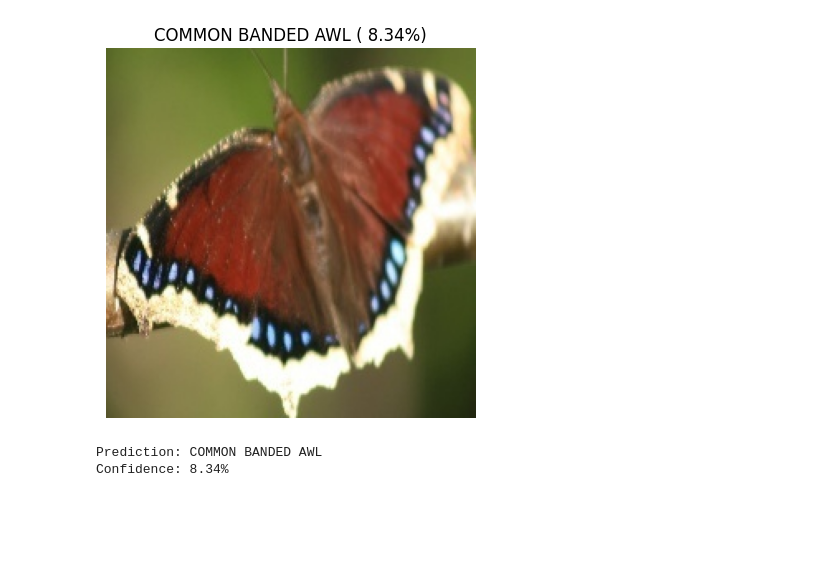
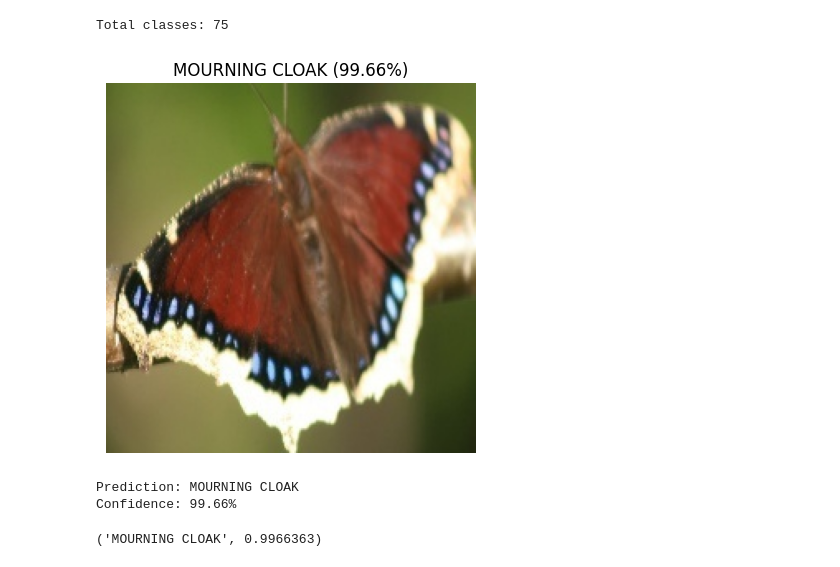
Before and after one commit to Md-Maruf-1727/butterfly-image-classification-cnn, a Jupyter notebook: notebooks/evaluation.ipynb, the cells around one changed output. Cells and saved outputs as stored; diff of their text form; code cells hidden in the pictures; blank space fills up the shorter version.

```diff
--- a/notebooks/evaluation.ipynb
+++ b/notebooks/evaluation.ipynb
@@ -12,6 +13,40 @@ warnings.filterwarnings("ignore")
 # %%
 model = load_model("../models/Effnet_model.keras")
 label_encoder = joblib.load("../models/label_encoder.joblib")
+
+print("Total classes:", len(label_encoder.classes_))
+# %% [output]
+Total classes: 75
+# %%
+def predict_butterfly(img_path):
+    img = image.load_img(img_path, target_size=(224, 224))
+
+    img_array = image.img_to_array(img)
+    img_array = np.expand_dims(img_array, axis=0)
+    img_array = preprocess_input(img_array)
+
+    prediction = model.predict(img_array, verbose=0)
+
+    predicted_class = np.argmax(prediction)
+    class_name = label_encoder.inverse_transform([predicted_class])[0]
+
+    confidence = np.max(prediction)
+
+    plt.imshow(img)
+    plt.axis("off")
+    plt.title(f"{class_name} ({confidence:.2%})")
+    plt.show()
+
+    print("Prediction:", class_name)
+    print("Confidence:", f"{confidence:.2%}")
+
+    return class_name, confidence
 # %%
 img1 = "../test image/Image_73.jpg"
 img2 = "../test image/Image_74.jpg"
+predict_butterfly(img2)
+# %% [output]
+[figure, added]
+Prediction: MOURNING CLOAK
+Confidence: 99.66%
+('MOURNING CLOAK', 0.9966363)
@@ -30,12 +52,0 @@ confidence = np.max(prediction)
-# %%
-plt.imshow(img)
-plt.axis("off")
-plt.title(f"{class_name} ({confidence: .2%})")
-plt.show()
-
-print("Prediction:", class_name)
-print("Confidence:", f"{confidence:.2%}")
-# %% [output]
-[figure, removed]
-Prediction: COMMON BANDED AWL
-Confidence: 8.34%
```
Also changed, not shown: parts of 4 cells of this notebook, 1 other file.
